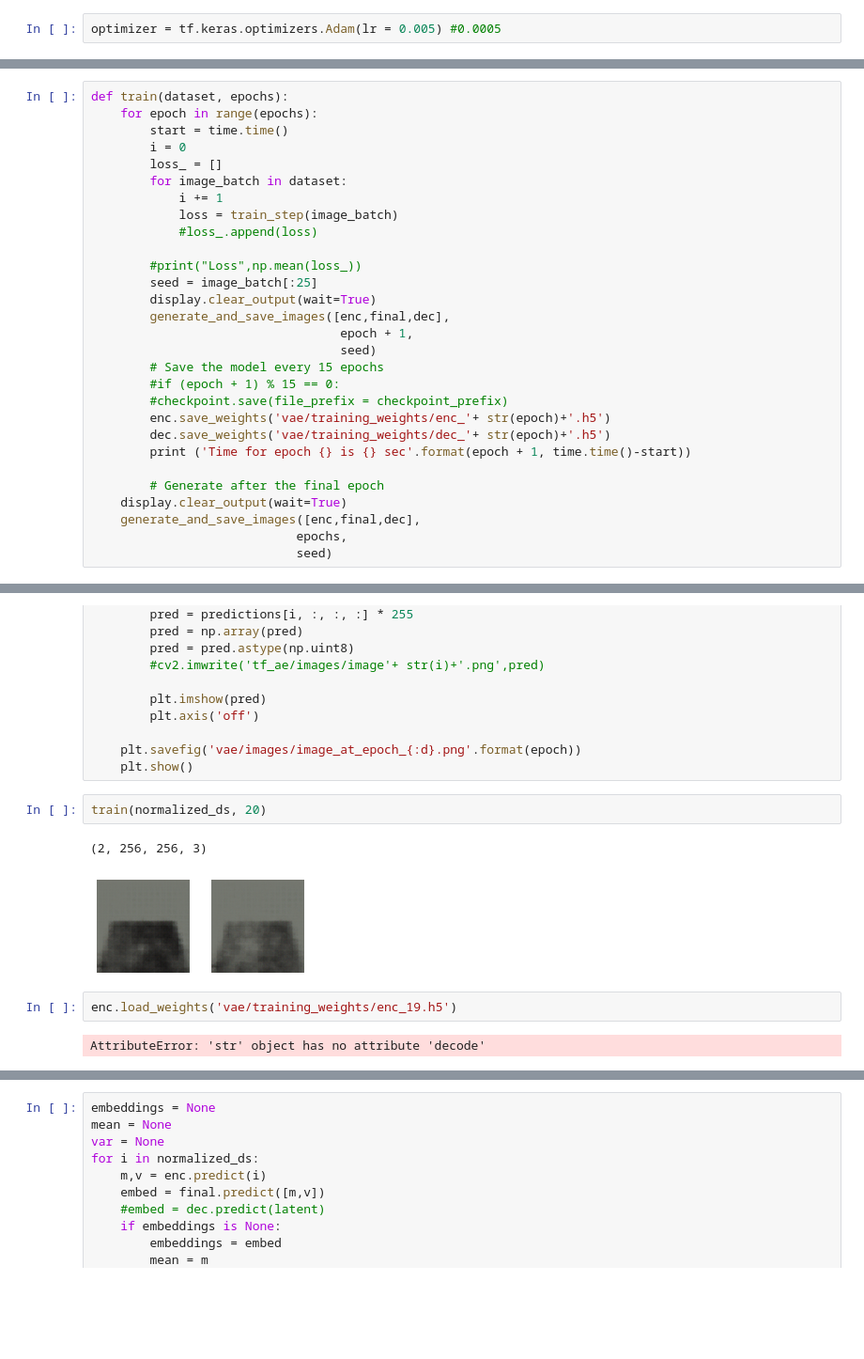
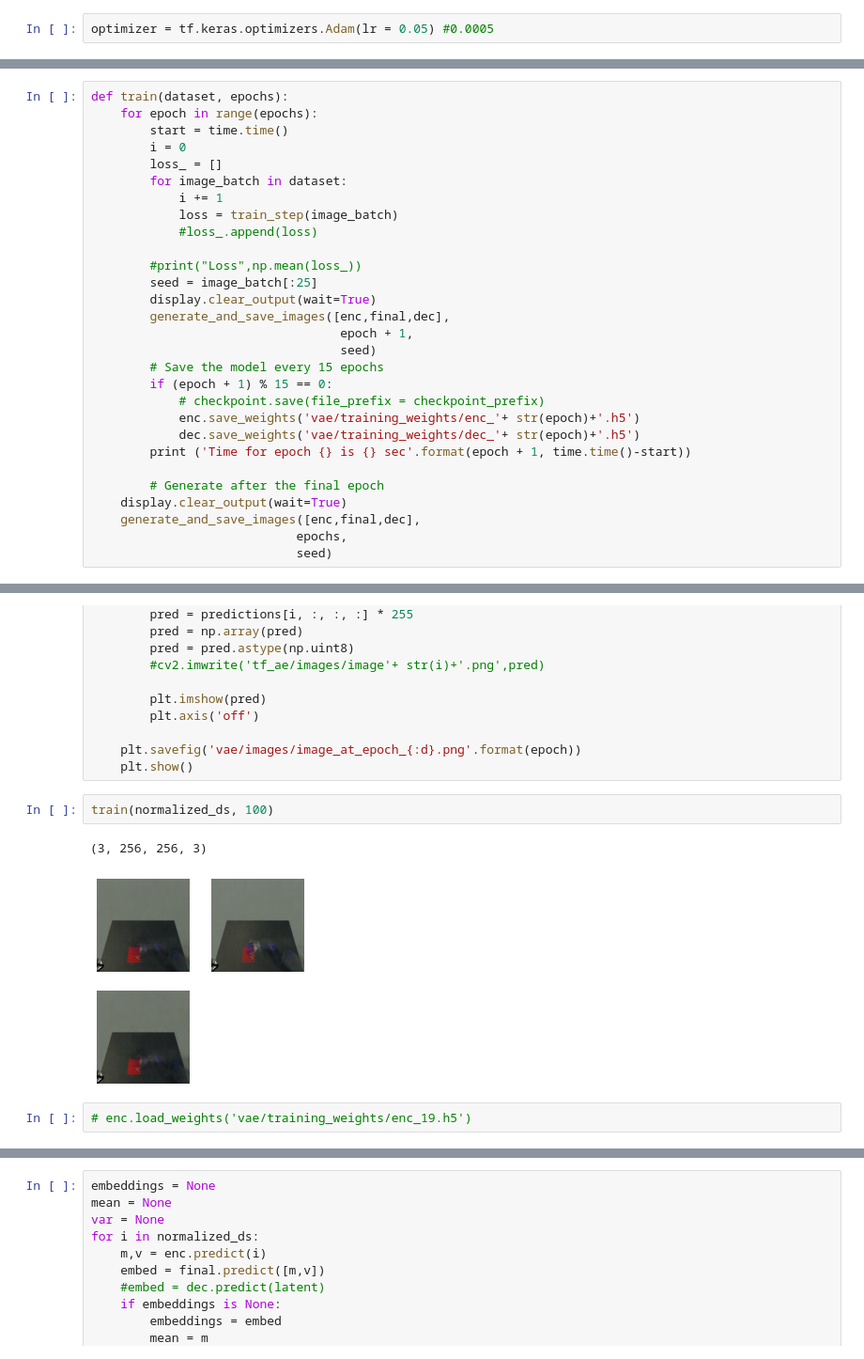
Before and after one commit to avasalya/ae-lstm, a Jupyter notebook: vae_color.ipynb, the cells around one changed output, grey strips where cells are left out. Shown at 94% size. Drawn from its saved outputs; the diff is of its cells as text; blank space fills up the shorter version.

Commit message:
needs further improvement in training

```diff
--- a/vae_color.ipynb
+++ b/vae_color.ipynb
@@ -195,7 +161,7 @@ _________________________________________________________________
 # %%
 #model.save('autoencoder.h5')
 # %%
-optimizer = tf.keras.optimizers.Adam(lr = 0.005) #0.0005
+optimizer = tf.keras.optimizers.Adam(lr = 0.05) #0.0005
 # %%
 def mse_loss(y_true, y_pred):
     r_loss = K.mean(K.square(y_true - y_pred), axis = [1,2,3])
@@ -252,10 +218,10 @@ def train(dataset, epochs):
                                   epoch + 1,
                                   seed)
         # Save the model every 15 epochs
-        #if (epoch + 1) % 15 == 0:
-        #checkpoint.save(file_prefix = checkpoint_prefix)
-        enc.save_weights('vae/training_weights/enc_'+ str(epoch)+'.h5')
-        dec.save_weights('vae/training_weights/dec_'+ str(epoch)+'.h5')
+        if (epoch + 1) % 15 == 0:
+            # checkpoint.save(file_prefix = checkpoint_prefix)
+            enc.save_weights('vae/training_weights/enc_'+ str(epoch)+'.h5')
+            dec.save_weights('vae/training_weights/dec_'+ str(epoch)+'.h5')
         print ('Time for epoch {} is {} sec'.format(epoch + 1, time.time()-start))
 
         # Generate after the final epoch
@@ -286,12 +252,10 @@ def generate_and_save_images(model, epoch, test_input):
     plt.savefig('vae/images/image_at_epoch_{:d}.png'.format(epoch))
     plt.show()
 # %%
-train(normalized_ds, 20)
+train(normalized_ds, 100)
 # %% [output]
-(2, 256, 256, 3)
+(3, 256, 256, 3)
-[figure, old version]
+[figure, new version]
 # %%
-enc.load_weights('vae/training_weights/enc_19.h5')
+# enc.load_weights('vae/training_weights/enc_19.h5')
-# %% [output]
-AttributeError: 'str' object has no attribute 'decode'
 # %%
```
Also changed, not shown: parts of 15 cells of this notebook, 1 other file.
